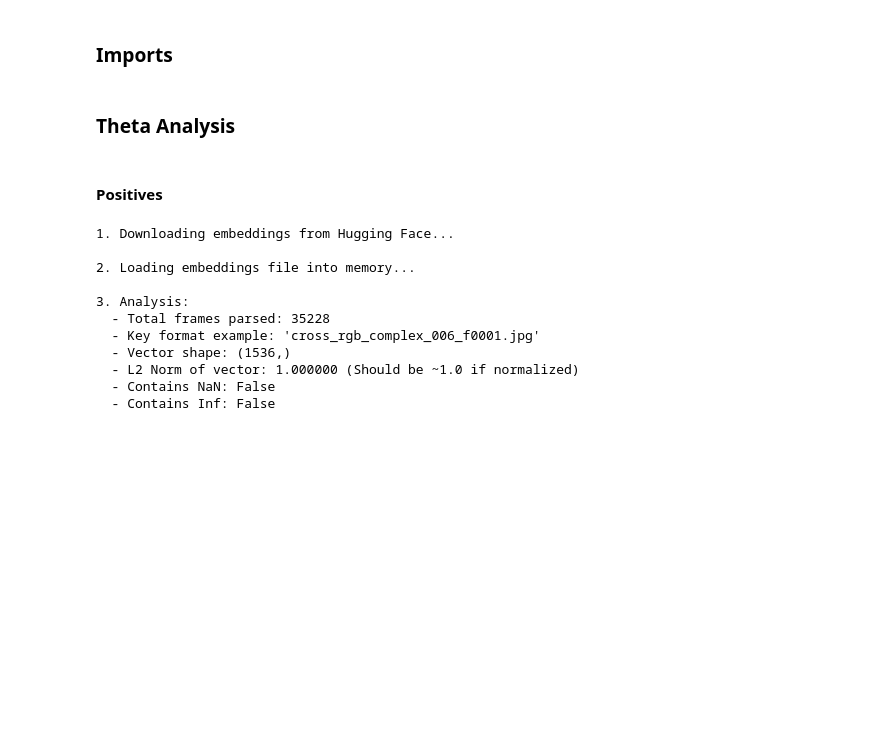
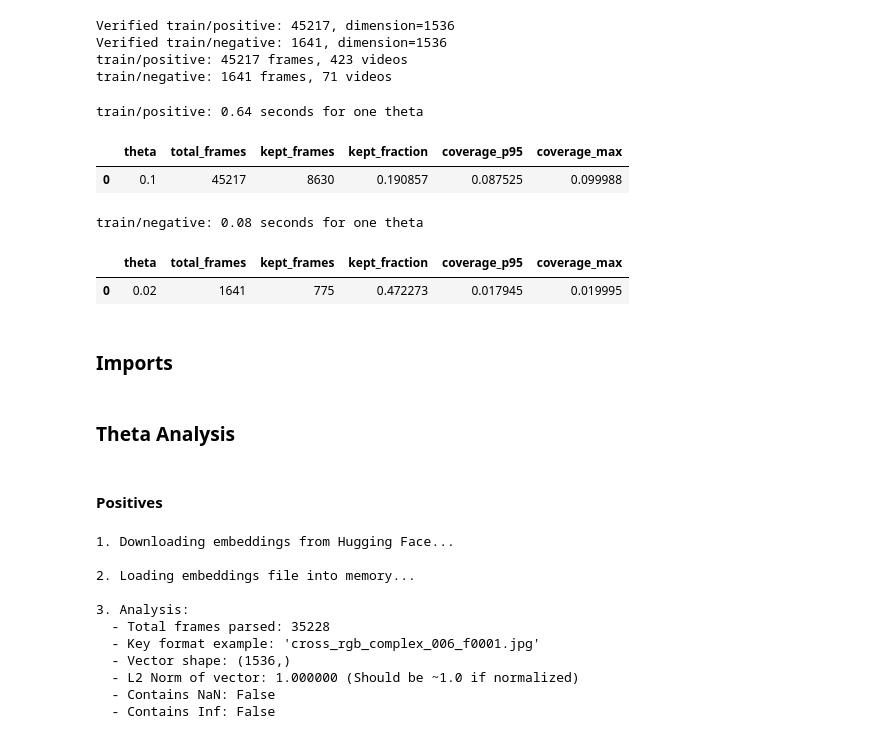
Before and after one commit to Hannysia/drone_detection, a Jupyter notebook: notebooks/04_embeddings_threshold_analysis.ipynb, the cells around one changed output. Cells and saved outputs as stored; diff of their text form; code cells hidden in the pictures; blank space fills up the shorter version.

Commit message:
feat(analysis): prepare local manifest-based theta probe

```diff
--- a/notebooks/04_embeddings_threshold_analysis.ipynb
+++ b/notebooks/04_embeddings_threshold_analysis.ipynb
@@ -1,2 +0,0 @@
-# %% [markdown]
-### **Imports**
@@ -3,3 +42,76 @@
+# %%
+source = json.loads(
+    (MANIFESTS_DIR / "sources" / "hf.json").read_text(
+        encoding="utf-8",
+    )
+)
+version = source["annotation_version"]
+manifest = MANIFESTS_DIR / "baseline" / version / "main.csv"
+output_dir = EMBEDDINGS_DIR / version
+
+validate_embeddings(
+    FRAME_BASELINE_DIR / version,
+    source,
+    manifest_path=manifest,
+)
+
+groups_by_category = {}
+
+for category in CATEGORY_DIRS:
+    embeddings = torch.load(
+        output_dir / f"train_{category}s_embeddings.pt",
+        map_location="cpu",
+        weights_only=False,
+    )
+    groups_by_category[category] = group_embeddings_by_video(
+        embeddings,
+    )
+
+    print(
+        f"train/{category}: {len(embeddings)} frames, "
+        f"{len(groups_by_category[category])} videos"
+    )
+
+    del embeddings
+# %% [output]
+Verified train/positive: 45217, dimension=1536
+Verified train/negative: 1641, dimension=1536
+train/positive: 45217 frames, 423 videos
+train/negative: 1641 frames, 71 videos
+# %%
+probe_thresholds = {
+    "positive": THETA_1_wv_pos,
+    "negative": THETA_1_wv_neg,
+}
+probe_results = {}
+probe_seconds = {}
+
+for category, theta in probe_thresholds.items():
+    started = perf_counter()
+
+    result = evaluate_theta_candidates(
+        groups_by_category[category],
+        [theta],
+    )
+
+    elapsed = perf_counter() - started
+    probe_results[category] = result
+    probe_seconds[category] = elapsed
+
+    print(
+        f"train/{category}: "
+        f"{elapsed:.2f} seconds for one theta"
+    )
+    display(result)
+# %% [output]
+train/positive: 0.64 seconds for one theta
+|  | theta | total_frames | kept_frames | kept_fraction | coverage_p95 | coverage_max |
+| 0 | 0.1 | 45217 | 8630 | 0.190857 | 0.087525 | 0.099988 |
+train/negative: 0.08 seconds for one theta
+|  | theta | total_frames | kept_frames | kept_fraction | coverage_p95 | coverage_max |
+| 0 | 0.02 | 1641 | 775 | 0.472273 | 0.017945 | 0.019995 |
+# %% [markdown]
+### **Imports**
 # %%
 %load_ext autoreload
 %autoreload 2
```
Also changed, not shown: parts of 1 cell of this notebook, 3 other files.
